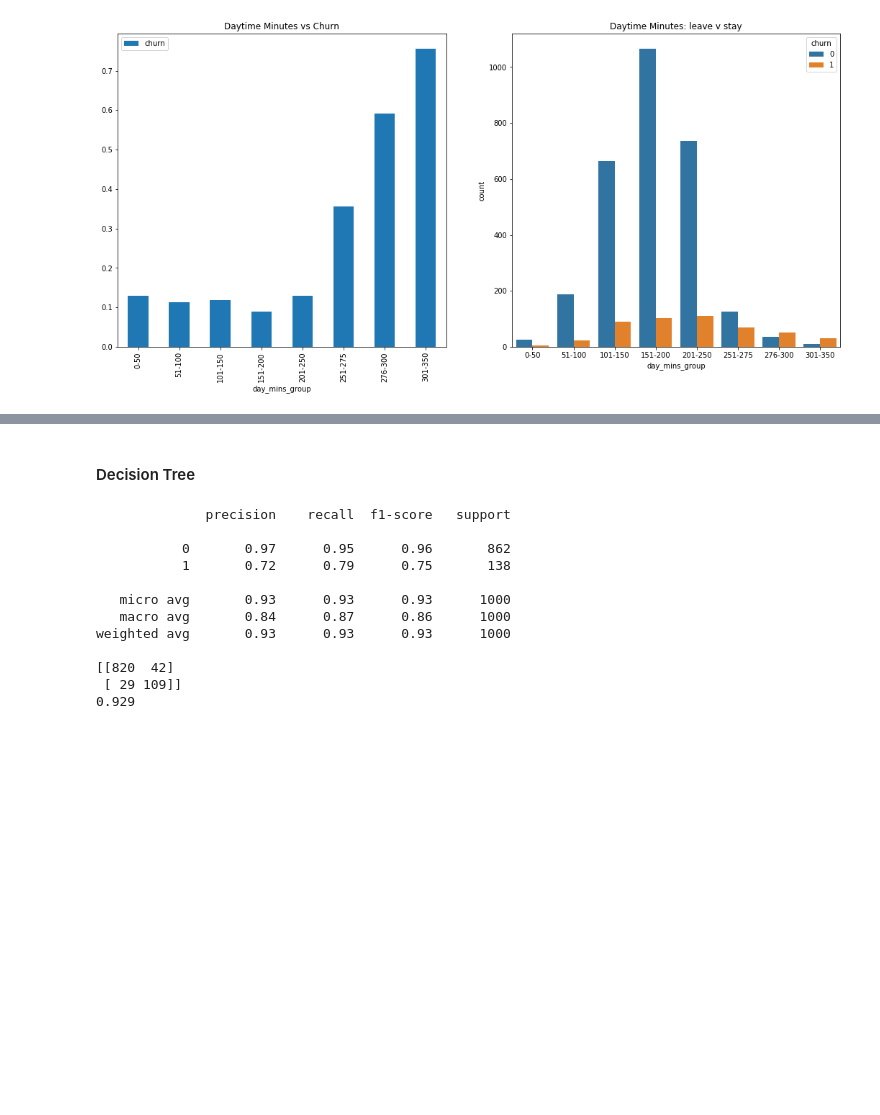
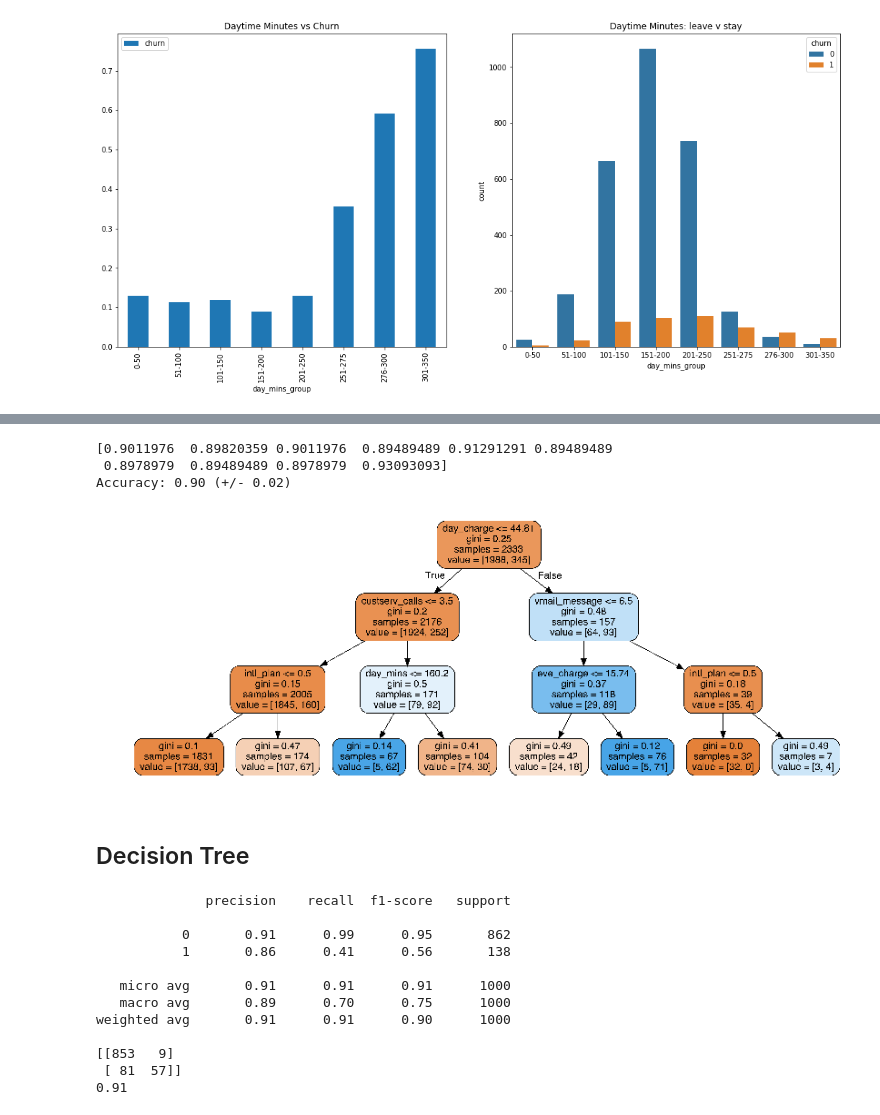
Before and after one commit to enzocordero/datasciencefinalproj, a Jupyter notebook: final proj.ipynb, the cells around one changed output, grey strips where cells are left out. Cells and saved outputs as stored; diff of their text form; code cells hidden in the pictures; blank space fills up the shorter version.

```diff
--- a/final proj.ipynb
+++ b/final proj.ipynb
@@ -126,0 +177,15 @@ plt.show()
+# %%
+churn_base_model = churn.copy() #makes a copy of the churn data set to be used for the base model
+churn_base_model.drop(['churn'],axis=1, inplace=True) #drops the target variable
+
+x = churn_base_model
+y = churn['churn']
+
+x_Train, x_Test, y_Train, y_Test = train_test_split(x, y, test_size = 0.3, random_state=0)
+
+dtree_base = DecisionTreeClassifier(max_depth=3)
+dtree_base.fit(x_Train,y_Train)
+predictions_base = dtree_base.predict(x_Test)
+print(classification_report(y_Test,predictions_base))
+print(confusion_matrix(y_Test,predictions_base))
+print(accuracy_score(y_Test,predictions_base))
@@ -127,28 +205,56 @@ plt.show()
+# %%
+#10-Fold Cross Validation Model
+scores = cross_val_score(dtree_base, x, y, cv=10)
+print(scores)
+print("Accuracy: %0.2f (+/- %0.2f)" % (scores.mean(), scores.std() * 2))
+# %% [output]
+[0.9011976  0.89820359 0.9011976  0.89489489 0.91291291 0.89489489
+ 0.8978979  0.89489489 0.8978979  0.93093093]
+Accuracy: 0.90 (+/- 0.02)
+# %%
+from sklearn.tree import export_graphviz
+export_graphviz(dtree_base, out_file='tree.dot',
+                feature_names = x.columns,
+                rounded = True, proportion = False,
+                precision = 2, filled = True)
+
+# Convert to png
+from subprocess import call
+call(['dot', '-Tpng', 'tree.dot', '-o', 'tree.png', '-Gdpi=600'])
+
+import matplotlib.pyplot as plt
+plt.figure(figsize = (14, 18))
+plt.imshow(plt.imread('tree.png'))
+plt.axis('off');
+plt.show();
+# %% [output]
+[figure, added]
 # %% [markdown]
-#### Decision Tree
+## Decision Tree
 # %%
-X = churn[['intl_plan','vmail_plan','custserv_calls','day_mins','eve_mins','night_mins','intl_mins','intl_calls','domestic_calls']]
-Y = churn['churn']
+X = churn_cleaned[['intl_plan','vmail_plan','day_mins','night_mins','eve_mins','intl_mins',
+                   'intl_calls','domestic_calls','custserv_calls']]
+Y = churn_cleaned['churn']
 
 X_Train, X_Test, Y_Train, Y_Test = train_test_split(X, Y, test_size = 0.3, random_state=0)
 
-dtree = DecisionTreeClassifier()
+dtree = DecisionTreeClassifier(max_depth=3)
 dtree.fit(X_Train,Y_Train)
-predictions = dtree.predict(X_Test)
-print(classification_report(Y_Test,predictions))
-print(confusion_matrix(Y_Test,predictions))
-print(accuracy_score(Y_Test,predictions))
+prediction_dtree = dtree.predict(X_Test)
+print(classification_report(Y_Test,prediction_dtree))
+print(confusion_matrix(Y_Test,prediction_dtree))
+print(accuracy_score(Y_Test,prediction_dtree))
 # %% [output]
               precision    recall  f1-score   support
 
-           0       0.97      0.95      0.96       862
-           1       0.72      0.79      0.75       138
+           0       0.91      0.99      0.95       862
+           1       0.86      0.41      0.56       138
 
-   micro avg       0.93      0.93      0.93      1000
-   macro avg       0.84      0.87      0.86      1000
-weighted avg       0.93      0.93      0.93      1000
+   micro avg       0.91      0.91      0.91      1000
+   macro avg       0.89      0.70      0.75      1000
+weighted avg       0.91      0.91      0.90      1000
 
-[[820  42]
- [ 29 109]]
-0.929
+[[853   9]
+ [ 81  57]]
+0.91
 # %%
```
Also changed, not shown: parts of 27 cells of this notebook.
